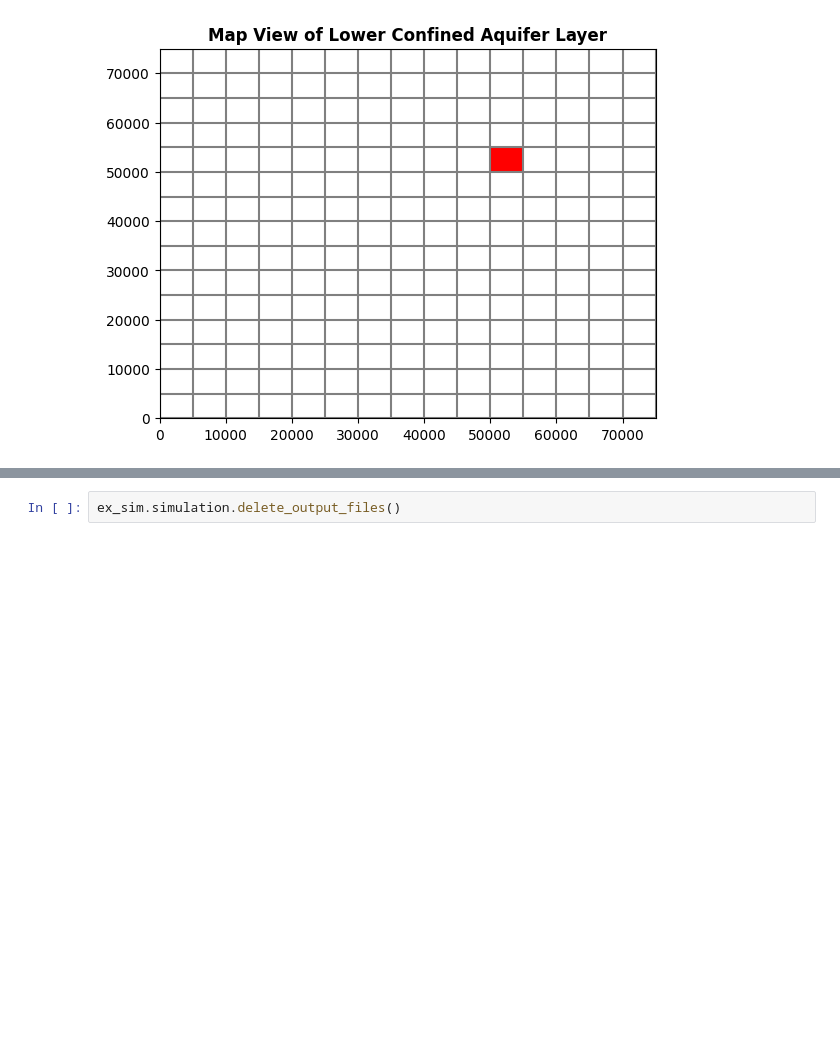
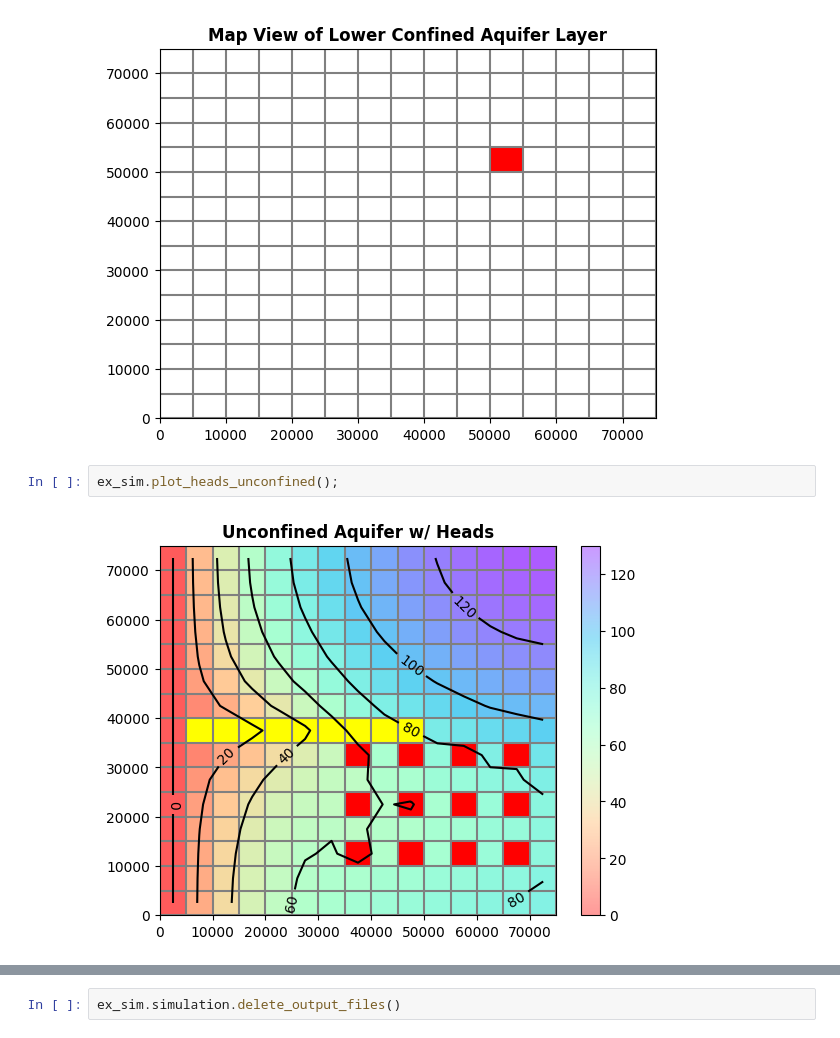
Before and after one commit to dannbuckley/flopy_mf6_work, a Jupyter notebook: notebooks/testing/gwf_twri01/gwf_twri01.ipynb, the cells around one changed output, grey strips where cells are left out. Drawn from its saved outputs; the diff is of its cells as text; blank space fills up the shorter version.

Commit message:
Plot heads for TWRI implementation

```diff
--- a/notebooks/testing/gwf_twri01/gwf_twri01.ipynb
+++ b/notebooks/testing/gwf_twri01/gwf_twri01.ipynb
@@ -116,3 +116,7 @@ ex_sim.plot_mapview_middle_confined();
 ex_sim.plot_mapview_lower_confined();
 # %% [output]
 [figure]
+# %%
+ex_sim.plot_heads_unconfined();
+# %% [output]
+[figure, added]
```
Also changed, not shown: parts of 3 cells of this notebook, 15 other files.
